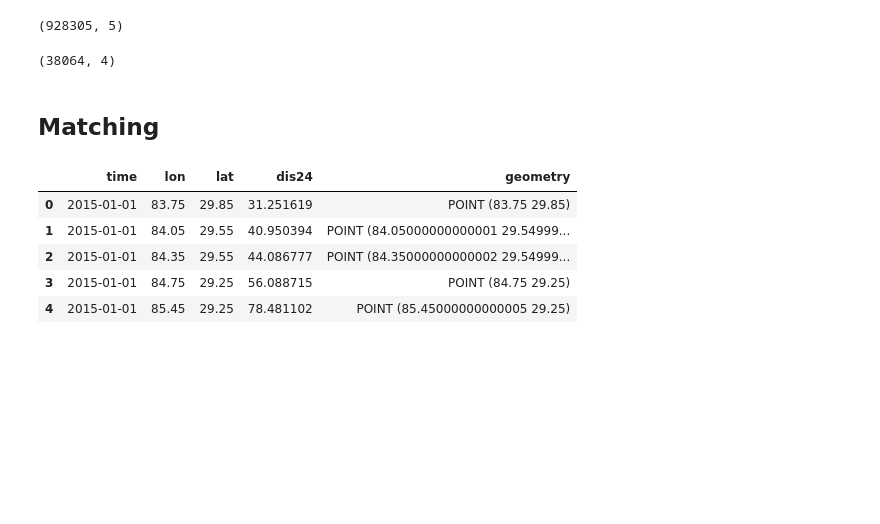
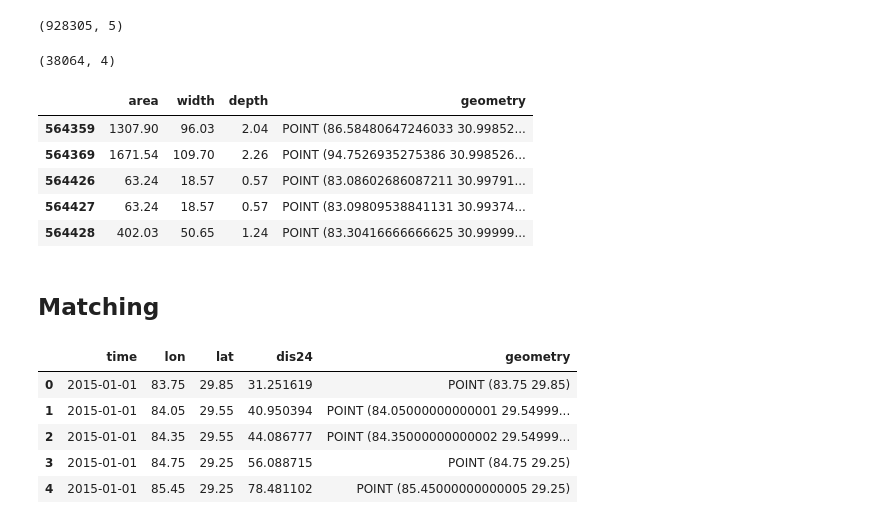
Before and after one commit to PaulNitschke/DS-Brahmaputra-River, a Jupyter notebook: notebooks/width_depth_generation.ipynb, the cells around one changed output. Saved outputs shown, nothing was run; the diff lists cells and outputs as text; code cells hidden in the pictures; blank space fills up the shorter version.

```diff
--- a/notebooks/width_depth_generation.ipynb
+++ b/notebooks/width_depth_generation.ipynb
@@ -61,6 +61,15 @@ filtered_gdf = filtered_gdf.rename(columns={'points': 'geometry'})
 filtered_gdf.shape
 # %% [output]
 (38064, 4)
+# %%
+filtered_gdf.head()
+# %% [output]
+|  | area | width | depth | geometry |
+| 564359 | 1307.90 | 96.03 | 2.04 | POINT (86.58480647246033 30.99852... |
+| 564369 | 1671.54 | 109.70 | 2.26 | POINT (94.7526935275386 30.998526... |
+| 564426 | 63.24 | 18.57 | 0.57 | POINT (83.08602686087211 30.99791... |
+| 564427 | 63.24 | 18.57 | 0.57 | POINT (83.09809538841131 30.99374... |
+| 564428 | 402.03 | 50.65 | 1.24 | POINT (83.30416666666625 30.99999... |
 # %% [markdown]
 ## Matching
 # %%
```
Also changed, not shown: parts of 8 cells of this notebook.
